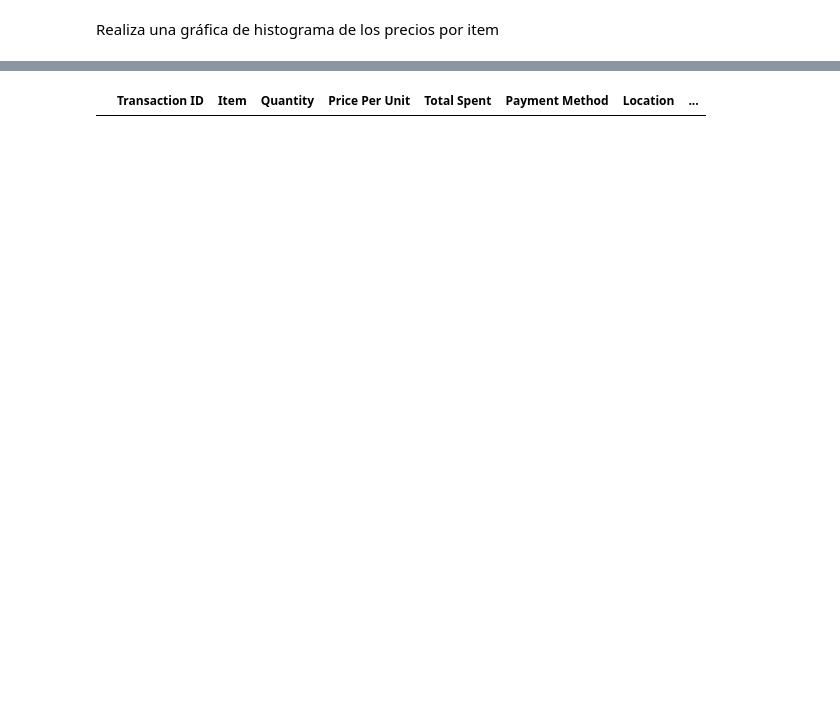
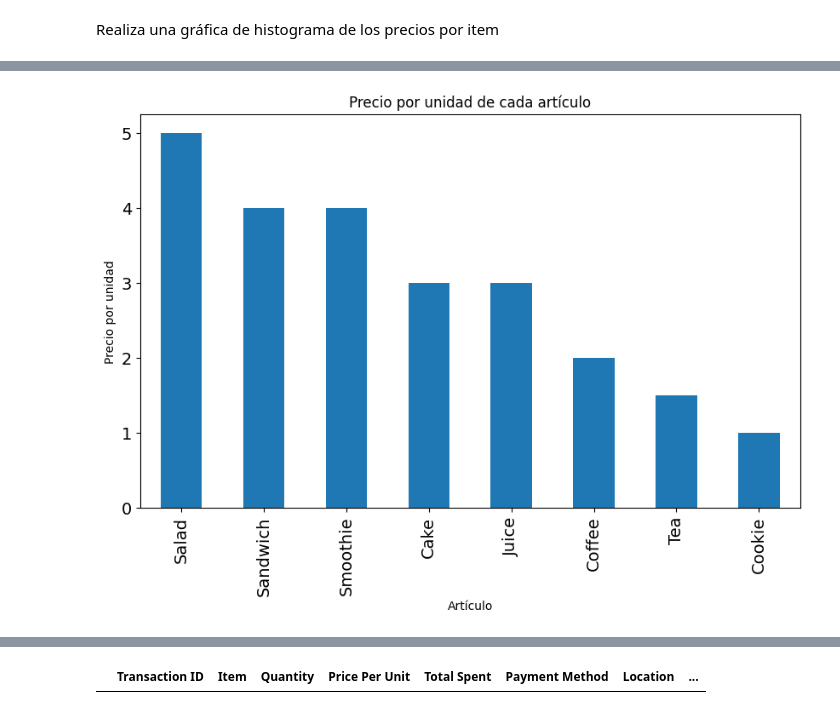
Before and after one commit to anaberereta-hue/Trabajos-Colab, a Jupyter notebook: taller_datos_1.ipynb, the cells around one changed output, grey strips where cells are left out. Cells and saved outputs as stored; diff of their text form; code cells hidden in the pictures; blank space fills up the shorter version.

```diff
--- a/taller_datos_1.ipynb
+++ b/taller_datos_1.ipynb
@@ -298,3 +370,18 @@ Realiza una gráfica de histograma de los precios por item
+# %%
+# Agrupar por 'Item' y obtener el precio por unidad
+# Usamos .mean() por si acaso, pero debería haber solo un valor por ítem.
+precios_por_item = df.groupby('Item')['Price Per Unit'].mean().sort_values(ascending=False)
+
+plt.figure(figsize=(10, 6))
+precios_por_item.plot(kind='bar')
+plt.title('Precio por unidad de cada artículo') # Título
+plt.xlabel('Artículo') # Etiqueta del eje X
+plt.ylabel('Precio por unidad') # Etiqueta del eje Y
+plt.xticks(fontsize=14)
+plt.yticks(fontsize=14)
+plt.show()
+# %% [output]
+[figure, added]
 # %%
 df[['Item','Price Per Unit']]
 # %% [output]
```
Also changed, not shown: parts of 10 cells of this notebook.
